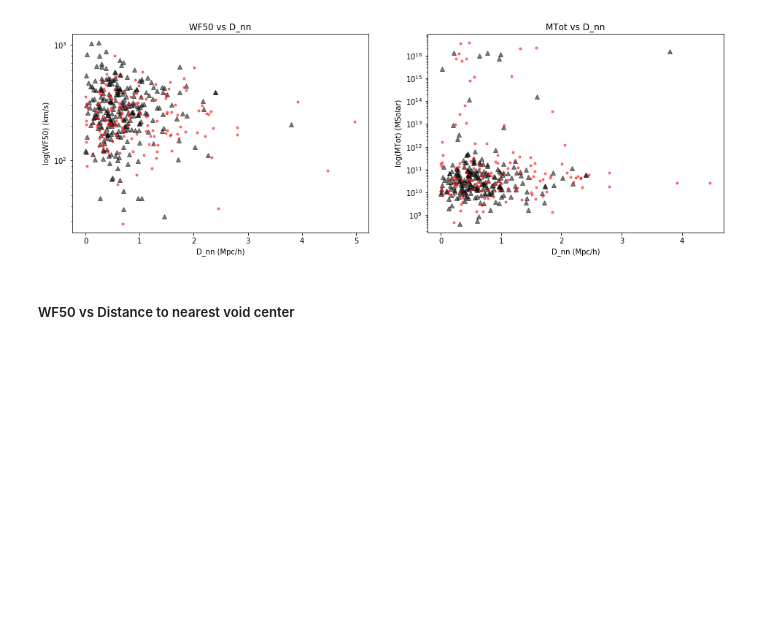
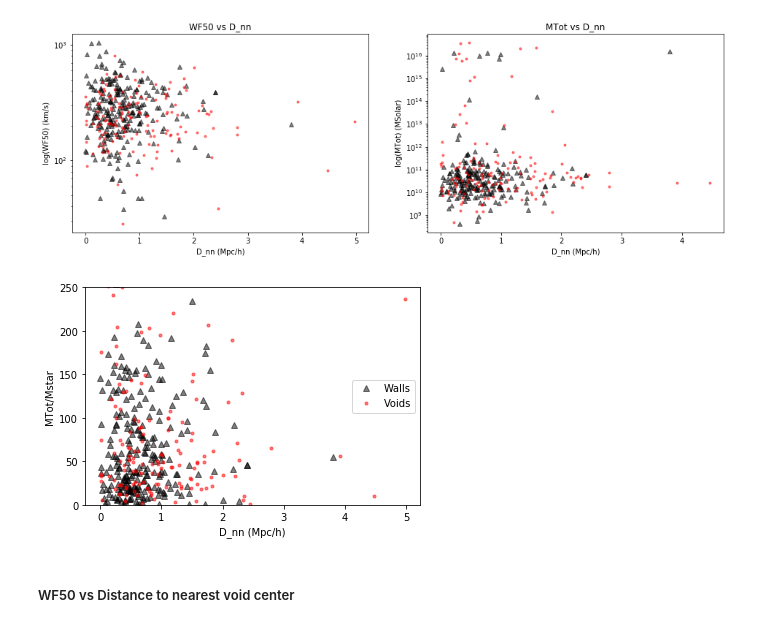
Before and after one commit to usiam/Summer-20_Galactic-Rotation-Curves-And-Dark-Matter, a Jupyter notebook: 11. Nearest_distance_plots.ipynb, the cells around one changed output. Saved outputs shown, nothing was run; the diff lists cells and outputs as text; code cells hidden in the pictures; blank space fills up the shorter version.

```diff
--- a/11. Nearest_distance_plots.ipynb
+++ b/11. Nearest_distance_plots.ipynb
@@ -32,3 +34,7 @@ voids_dnn_WF50 = voids_data['d_nn']
+# %%
+walls_normalized_MTot = walls_data['WF50_to_MTot-norm']
+
+voids_normalized_MTot = voids_data['WF50_to_MTot-norm']
 # %% [markdown]
 ##### Mtot vs Distance to nearest neighbor plot
 # %%
@@ -71,6 +77,19 @@ plt.savefig('plots/logWF50-D_nn_and_D_nn-normalized.jpeg', dpi=500, facecolor='w
 plt.show()
 # %% [output]
 [figure]
+# %%
+plt.plot(walls_dnn_WF50, walls_normalized_MTot, '^', color = 'black', label = 'Walls', alpha = 0.5)
+plt.plot(voids_dnn_WF50, voids_normalized_MTot, '.', color = 'red', label = 'Voids', alpha = 0.5)
+plt.ylabel('MTot/Mstar')
+plt.xlabel('D_nn (Mpc/h)')
+plt.ylim((0,250))
+plt.legend()
+plt.savefig('plots/Mtot_by_Mstar-D_nn.jpeg', dpi=500, facecolor='w', edgecolor='w',
+        orientation='portrait', format='jpeg', pad_inches=0.1)
+
+plt.show()
+# %% [output]
+[figure, added]
 # %% [markdown]
 ##### WF50 vs Distance to nearest void center
 # %%
```
Also changed, not shown: parts of 46 cells of this notebook.
